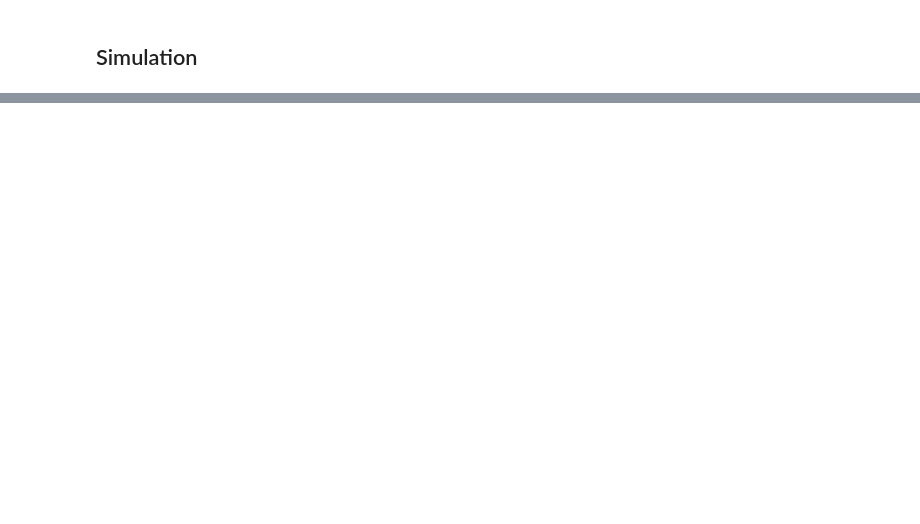
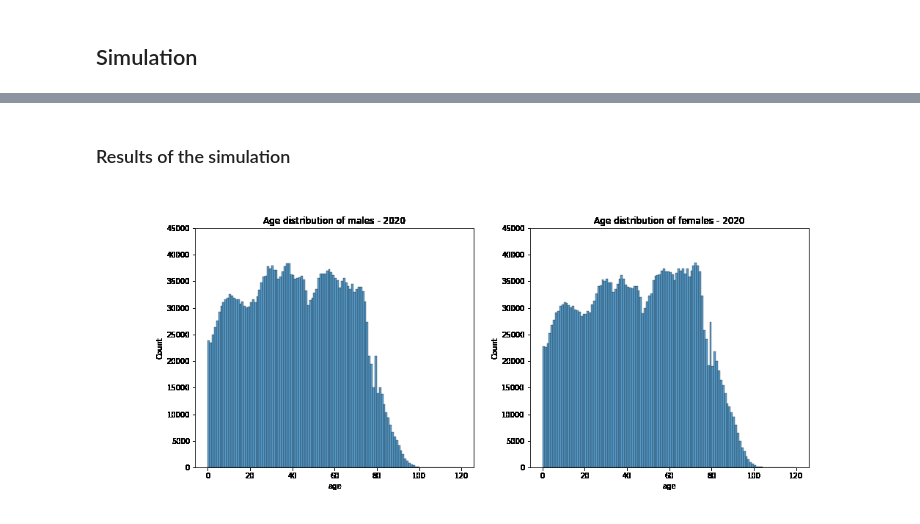
Before and after one commit to skupsala/population-simulation, a Jupyter notebook: notebooks/simulation.ipynb, the cells around one changed output, grey strips where cells are left out. Cells and saved outputs as stored; diff of their text form; code cells hidden in the pictures; blank space fills up the shorter version.

Commit message:
Animate initial results of simulation as gif

```diff
--- a/notebooks/simulation.ipynb
+++ b/notebooks/simulation.ipynb
@@ -245,0 +286,7 @@ df, dead_df = simulate_until(2030, df, dead_df)
+# %% [markdown]
+### Results of the simulation
+# %%
+from IPython.display import Image
+Image(os.path.join(IMAGE_DIR, 'age_by_sex_distribution_animation.gif'))
+# %% [output]
+[figure, added]
```
Also changed, not shown: parts of 13 cells of this notebook, 2 other files.
